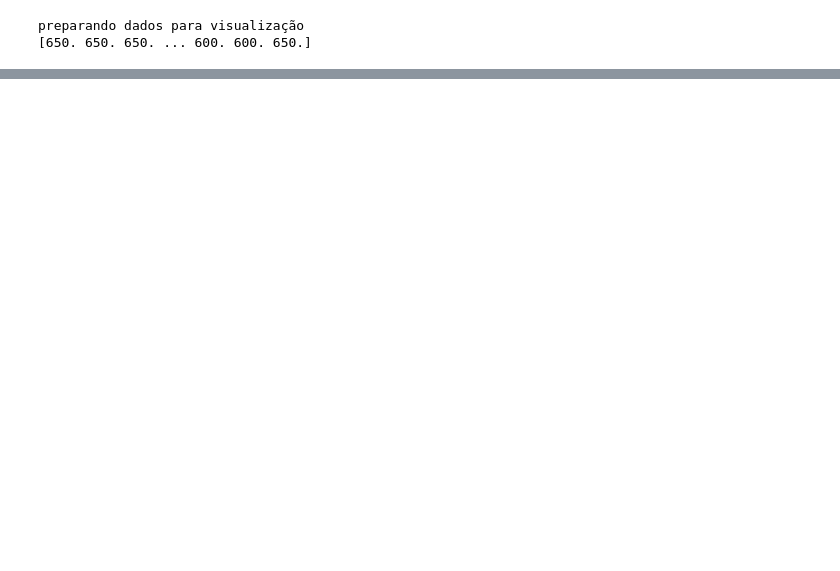
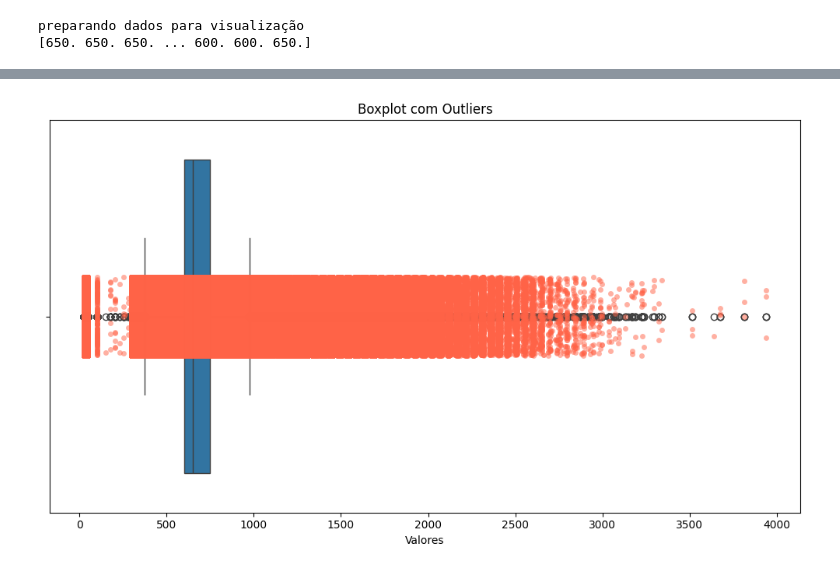
Before and after one commit to Tchiello/codigos_py, a Jupyter notebook: Analise/14.lazy.ipynb, the cells around one changed output, grey strips where cells are left out. Cells and saved outputs as stored; diff of their text form; code cells hidden in the pictures; blank space fills up the shorter version.

```diff
--- a/Analise/14.lazy.ipynb
+++ b/Analise/14.lazy.ipynb
@@ -114,0 +140,14 @@ preparando dados para visualização
+# %%
+try:
+    # Boxplot seaborn
+    plt.figure(figsize=(10, 6))
+    sns.boxplot(x=valores)
+    sns.stripplot(x=valores, color="tomato", alpha=0.5, size=5, jitter=True)
+    plt.xlabel("Valores")
+    plt.title("Boxplot com Outliers")
+    plt.tight_layout()
+    plt.show()
+except Exception as e:
+    print(f"Erro na visualização de Boxplot: {e}")
+# %% [output]
+[figure, added]
```
Also changed, not shown: parts of 5 cells of this notebook.
